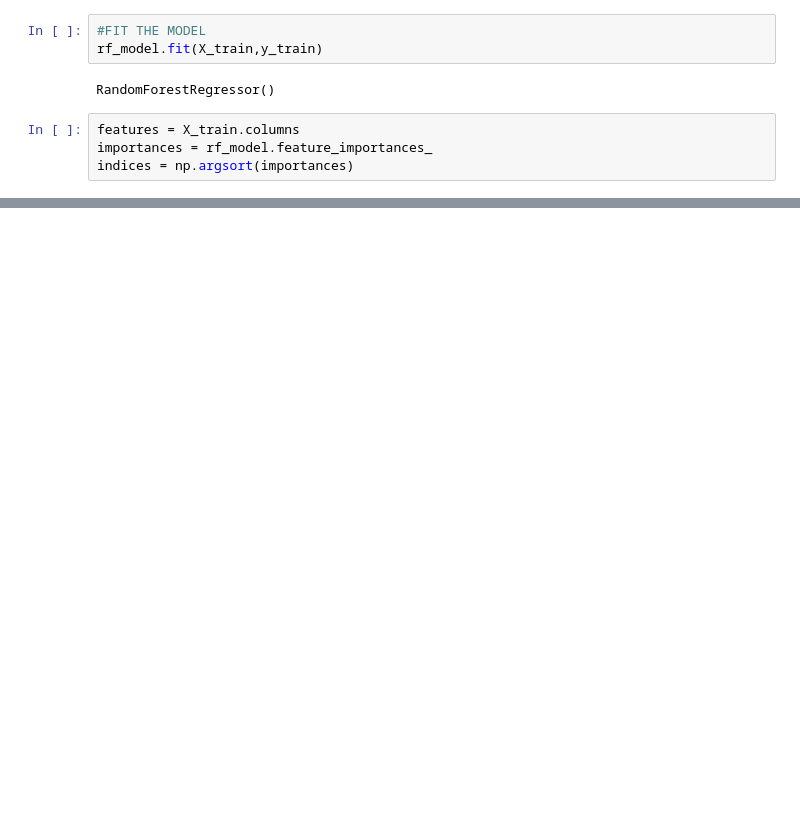
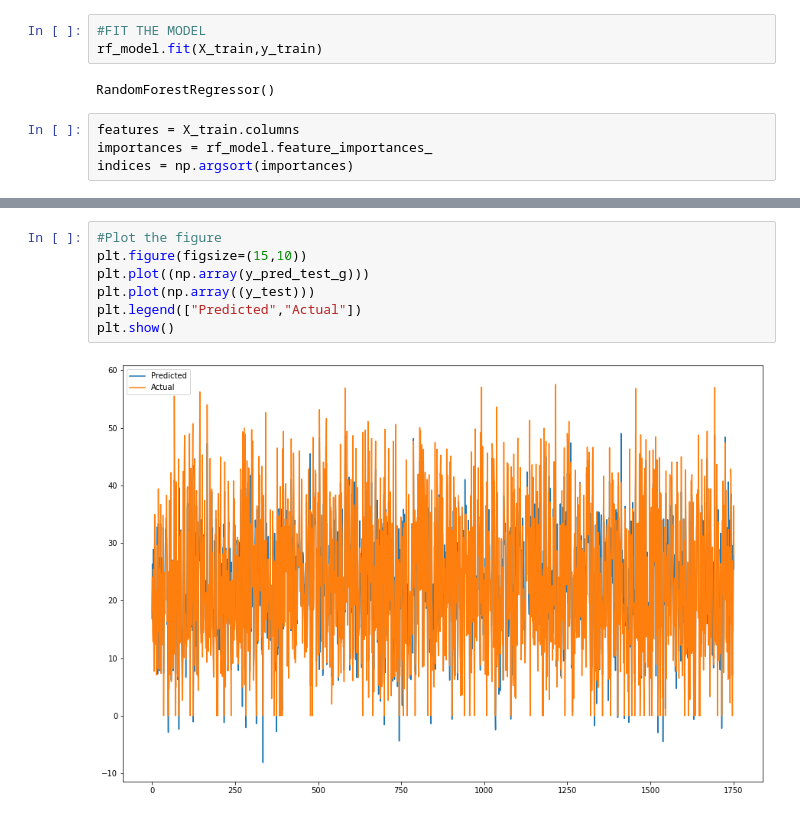
Before and after one commit to YashwantRaul/Supervised-ML-Regression, a Jupyter notebook: Bike_Sharing_Demand_Prediction_Capstone_Project.ipynb, the cells around one changed output, grey strips where cells are left out. Saved outputs shown, nothing was run; the diff lists cells and outputs as text; blank space fills up the shorter version.

```diff
--- a/Bike_Sharing_Demand_Prediction_Capstone_Project.ipynb
+++ b/Bike_Sharing_Demand_Prediction_Capstone_Project.ipynb
@@ -995,0 +1061,9 @@ plt.show()
+# %%
+#Plot the figure
+plt.figure(figsize=(15,10))
+plt.plot((np.array(y_pred_test_g)))
+plt.plot(np.array((y_test)))
+plt.legend(["Predicted","Actual"])
+plt.show()
+# %% [output]
+[figure, added]
```
Also changed, not shown: parts of 55 cells of this notebook.
